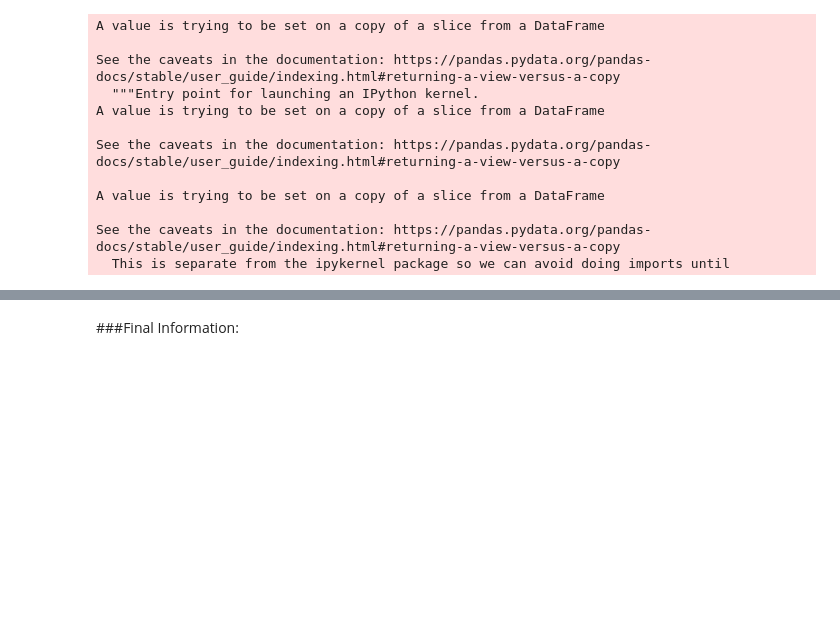
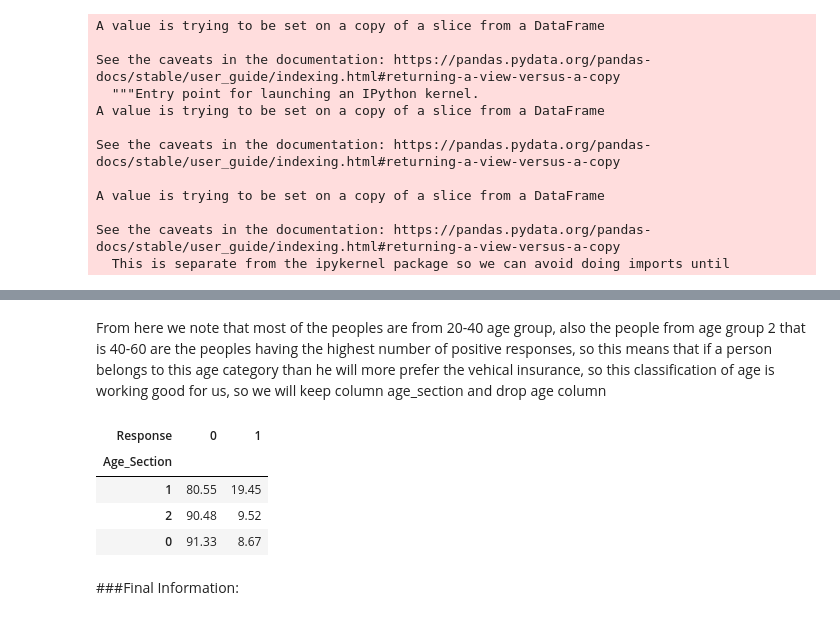
Before and after one commit to gauriagarwal18/HEALTH-INSURANCE-CROSS-SELL-PREDICTION, a Jupyter notebook: HEALTH_INSURANCE_CROSS_SELL_PREDICTION.ipynb, the cells around one changed output, grey strips where cells are left out. Saved outputs shown, nothing was run; the diff lists cells and outputs as text; code cells hidden in the pictures; blank space fills up the shorter version.

```diff
--- a/HEALTH_INSURANCE_CROSS_SELL_PREDICTION.ipynb
+++ b/HEALTH_INSURANCE_CROSS_SELL_PREDICTION.ipynb
@@ -525,0 +536,10 @@ pd.crosstab(insurance["Age"],insurance["Response"])
+# %% [markdown]
+From here we note that most of the peoples are from 20-40 age group, also the people from age group 2 that is 40-60 are the peoples having the highest number of positive responses, so this means that if a person belongs to this age category than he will more prefer the vehical insurance, so this classification of age is working good for us, so we will keep column age_section and drop age column
+# %%
+percentage_response(insurance,"Age_Section","Response")
+# %% [output]
+| Response | 0 | 1 |
+| Age_Section |  |  |
+| 1 | 80.55 | 19.45 |
+| 2 | 90.48 | 9.52 |
+| 0 | 91.33 | 8.67 |
```
Also changed, not shown: parts of 13 cells of this notebook.
